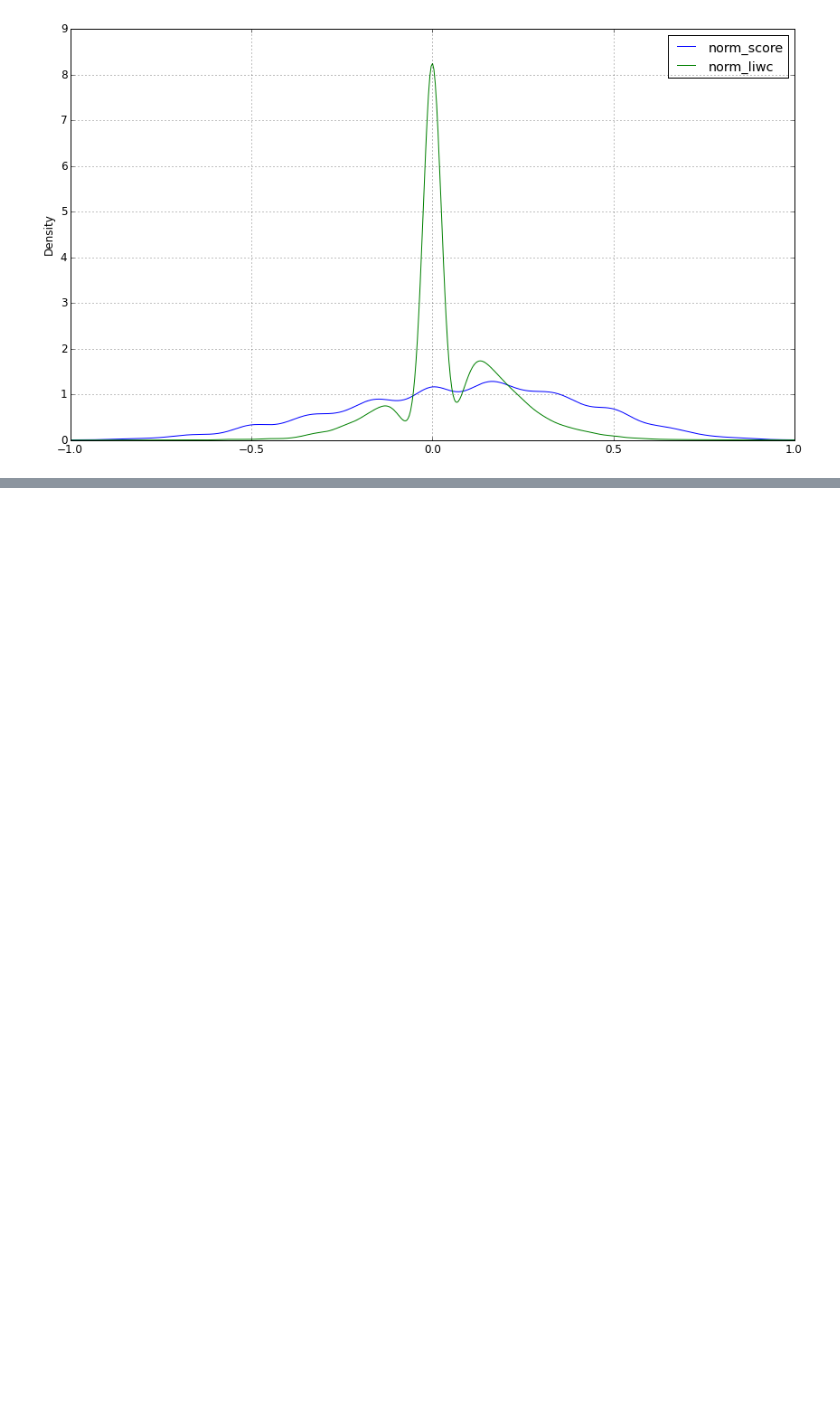
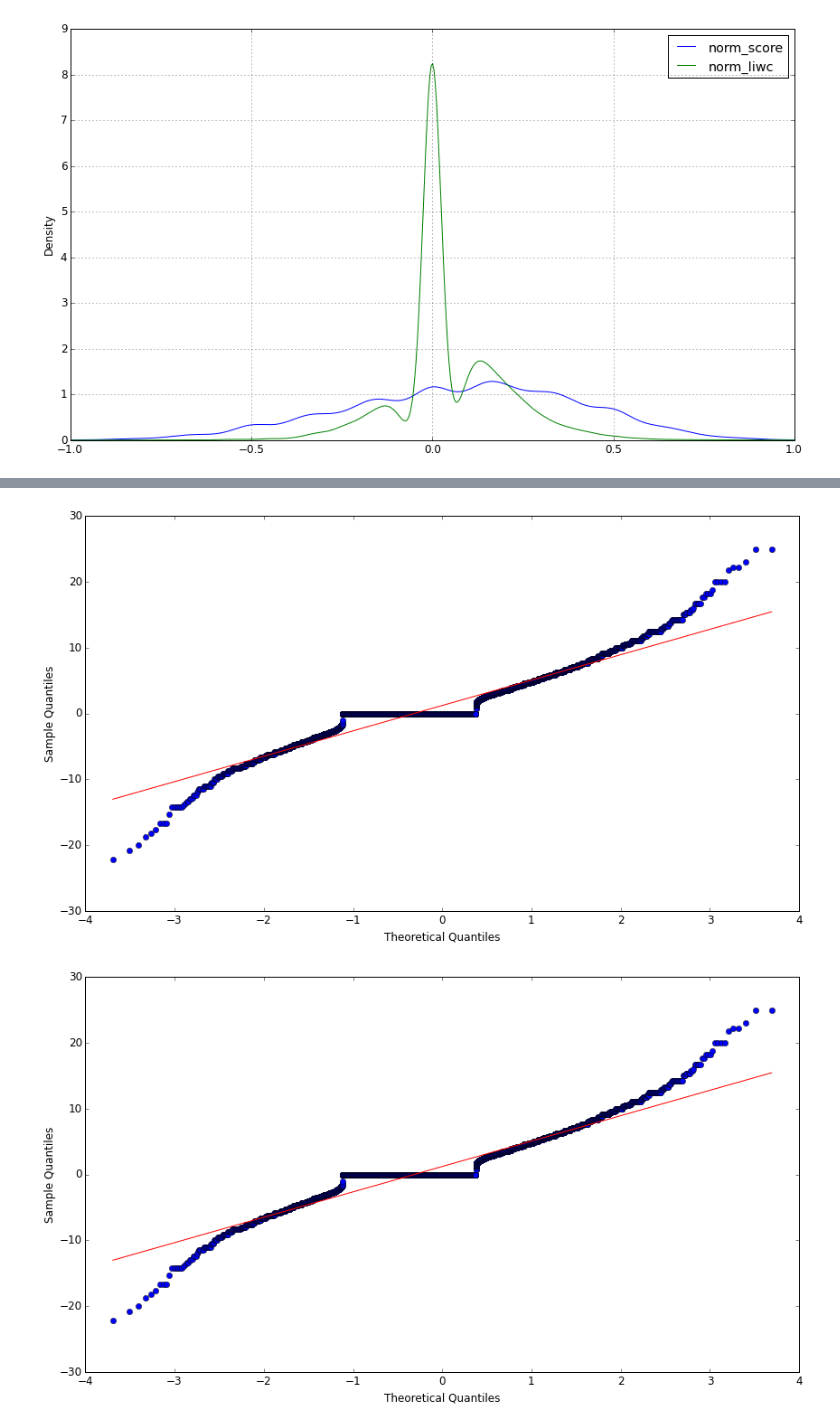
Before and after one commit to mavillard/liwc, a Jupyter notebook: comparison.ipynb, the cells around one changed output, grey strips where cells are left out. Drawn from its saved outputs; the diff is of its cells as text; code cells hidden in the pictures; blank space fills up the shorter version.

```diff
--- a/comparison.ipynb
+++ b/comparison.ipynb
@@ -158,0 +235,5 @@ df_b2[['norm_score', 'norm_liwc']].plot(kind='kde', xlim=[-1, 1])
+# %%
+qqplot(df_b2['liwc'], line='s')
+# %% [output]
+[figure, added]
+[figure, added]
```
Also changed, not shown: parts of 54 cells of this notebook, 18 other files.
